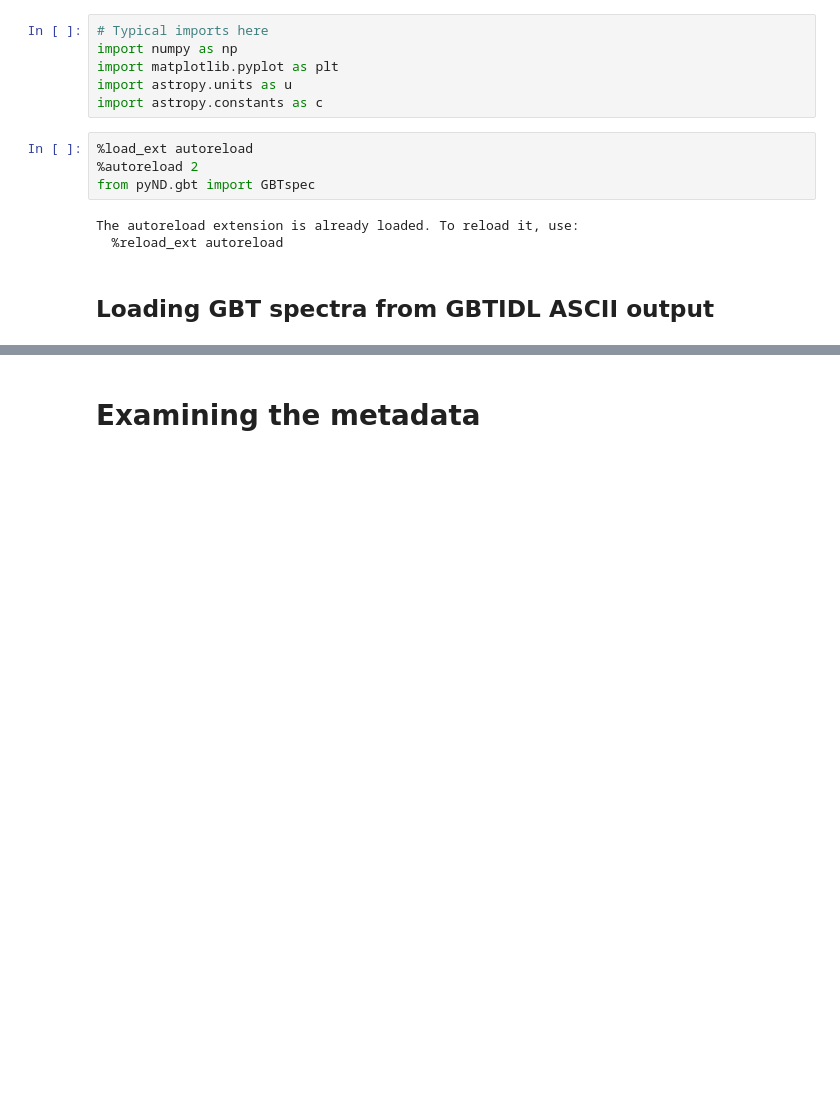
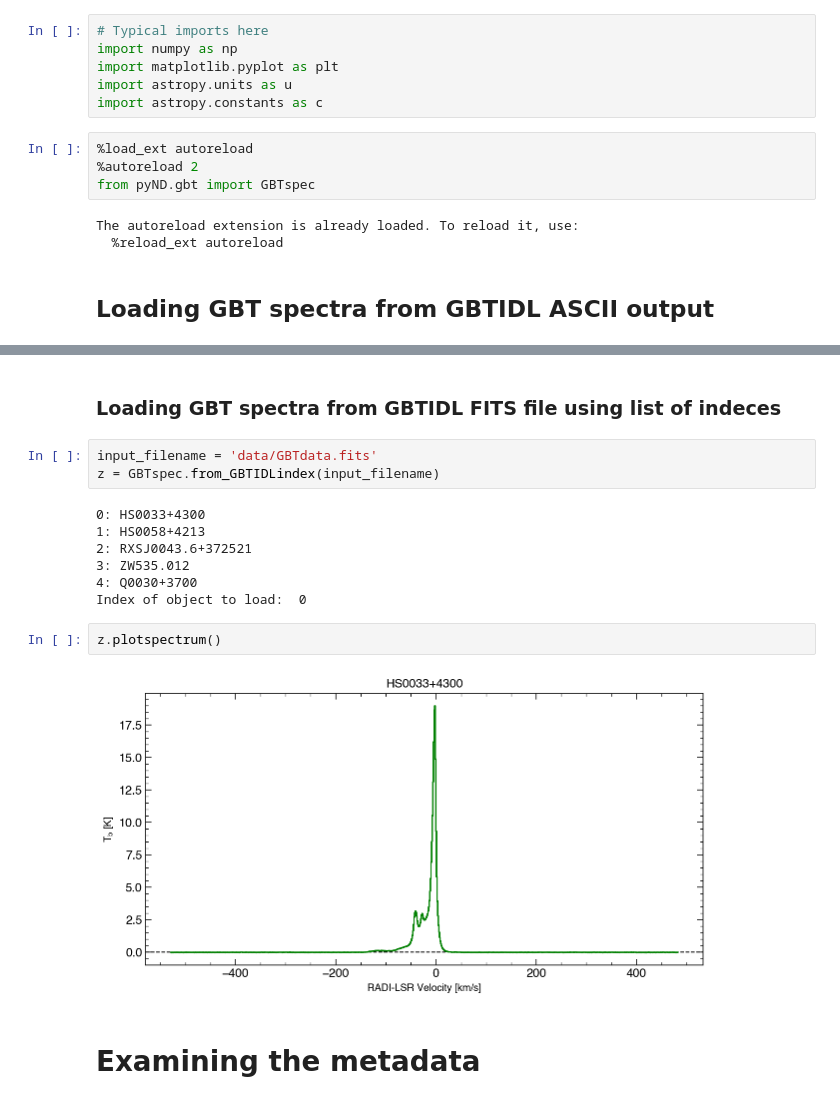
Before and after one commit to jchowk/pyND, a Jupyter notebook: gbt/docs/GBTspec.usage.ipynb, the cells around one changed output, grey strips where cells are left out. Drawn from its saved outputs; the diff is of its cells as text; blank space fills up the shorter version.

Commit message:
Improve the usage documentation in GBTspec.usage.ipynb.

```diff
--- a/gbt/docs/GBTspec.usage.ipynb
+++ b/gbt/docs/GBTspec.usage.ipynb
@@ -39,3 +39,19 @@ y.plotspectrum()
+# %% [markdown]
+### Loading GBT spectra from GBTIDL FITS file using list of indeces
+# %%
+input_filename = 'data/GBTdata.fits'
+z = GBTspec.from_GBTIDLindex(input_filename)
+# %% [output]
+0: HS0033+4300
+1: HS0058+4213
+2: RXSJ0043.6+372521
+3: ZW535.012
+4: Q0030+3700
+Index of object to load:  0
+# %%
+z.plotspectrum()
+# %% [output]
+[figure, added]
 # %% [markdown]
 # Examining the metadata
 # %%
```
Also changed, not shown: parts of 8 cells of this notebook, 5 other files.
